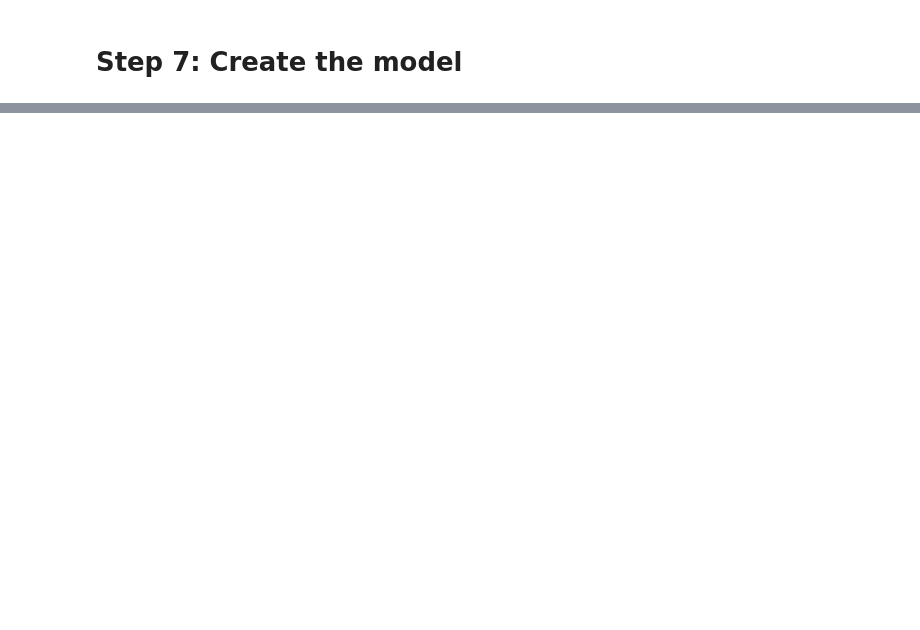
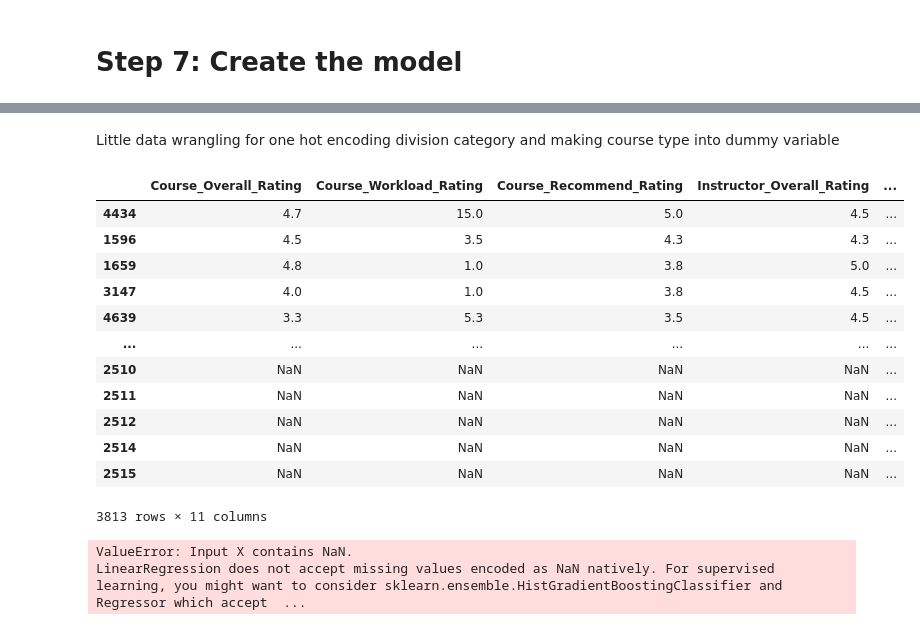
Before and after one commit to MattHAndrews/cs109a_final_project, a Jupyter notebook: Project.ipynb, the cells around one changed output, grey strips where cells are left out. Drawn from its saved outputs; the diff is of its cells as text; code cells hidden in the pictures; blank space fills up the shorter version.

```diff
--- a/Project.ipynb
+++ b/Project.ipynb
@@ -905,3 +900,10 @@ for key, train_data in training_sets.items():
     y_trains[key] = train_data['enrollment']  # Target variable
 # %% [markdown]
 # Step 7: Create the model
+# %%
+sample_train = training_sets['2012-2014'].dropna()
+sample_test = test_sets['2015-2016'].dropna()
+
+print(sample_train.shape, sample_test.shape)
+display(sample_train.head())
+sample_train.info()
@@ -908,3 +936,60 @@ for key, train_data in training_sets.items():
+# %%
+X_train, y_train = sample_train.drop(columns = ["log_enrollment"]), sample_train["log_enrollment"]
+X_test, y_test = sample_test.drop(columns = ["log_enrollment"]), sample_train["log_enrollment"]
+# %% [markdown]
+Little data wrangling for one hot encoding division category and making course type into dummy variable
+# %%
+encoder = OneHotEncoder()
+encoded = encoder.fit_transform(X_train[['division']]).toarray()
+feature_names = [f"division_{cat}" for cat in encoder.categories_[0]]
+encoded_df = pd.DataFrame(encoded, columns=feature_names)
+
+X_train_reset = X_train.reset_index(drop=True)
+encoded_df_reset = encoded_df.reset_index(drop=True)
+
+X_train_combined = pd.concat([X_train_reset, encoded_df_reset], axis=1)
+
+
+encoded = encoder.fit_transform(X_test[['division']]).toarray()
+feature_names = [f"division_{cat}" for cat in encoder.categories_[0]]
+encoded_df = pd.DataFrame(encoded, columns=feature_names)
+
+X_test_reset = X_train.reset_index(drop=True)
+encoded_df_reset = encoded_df.reset_index(drop=True)
+
+X_test_combined = pd.concat([X_test, encoded_df], axis=1)
+
+X_train_combined['course_type'] = X_train_combined['course_type'].map({'seminar': 1, 'lecture': 0})
+X_test_combined['course_type'] = X_test_combined['course_type'].map({'seminar': 1, 'lecture': 0})
+# %%
+lreg1_predictors = ["Course_Overall_Rating","Course_Workload_Rating","Course_Recommend_Rating","Instructor_Overall_Rating", "division_arts_humanities", "division_expository", "division_first_year", "division_general_education", "division_social_science", "division_stem", "course_type"]
+# %%
+X_test_combined[lreg1_predictors]
+# %% [output]
+|  | Course_Overall_Rating | Course_Workload_Rating | Course_Recommend_Rating | Instructor_Overall_Rating | ... |
+| 4434 | 4.7 | 15.0 | 5.0 | 4.5 | ... |
+| 1596 | 4.5 | 3.5 | 4.3 | 4.3 | ... |
+| 1659 | 4.8 | 1.0 | 3.8 | 5.0 | ... |
+| 3147 | 4.0 | 1.0 | 3.8 | 4.5 | ... |
+| 4639 | 3.3 | 5.3 | 3.5 | 4.5 | ... |
+| ... | ... | ... | ... | ... | ... |
+| 2510 | NaN | NaN | NaN | NaN | ... |
+| 2511 | NaN | NaN | NaN | NaN | ... |
+| 2512 | NaN | NaN | NaN | NaN | ... |
+| 2514 | NaN | NaN | NaN | NaN | ... |
+| 2515 | NaN | NaN | NaN | NaN | ... |
+3813 rows × 11 columns
+# %%
+lreg1_1 = LinearRegression().fit(X_train_combined[lreg1_predictors], y_train)
+
+y_pred_train = lreg1_1.predict(X_test_combined[lreg1_predictors])
+y_pred_test = lreg1_1.predict(X_test_combined[lreg1_predictors])
+
+acc_train_lreg1_1 = accuracy_score(y_train, y_pred_train)
+acc_test_lreg1_1 = accuracy_score(y_test, y_pred_test)
+# %% [output]
+ValueError: Input X contains NaN.
+LinearRegression does not accept missing values encoded as NaN natively. For supervised learning, you might want to consider sklearn.ensemble.HistGradientBoostingClassifier and Regressor which accept  ...
 # %%
 # Function to evaluate models
 def evaluate_models(X_trains, y_trains, models):
```
Also changed, not shown: parts of 14 cells of this notebook.
